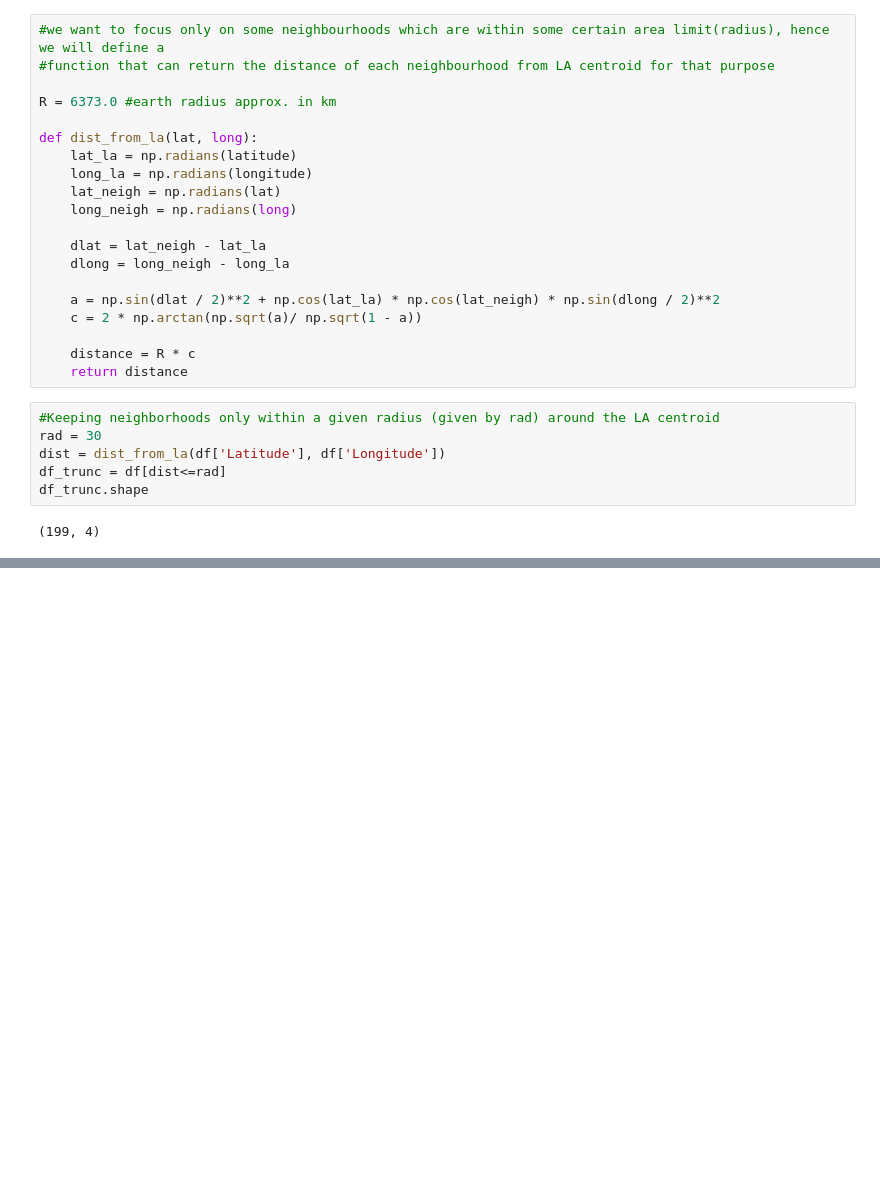
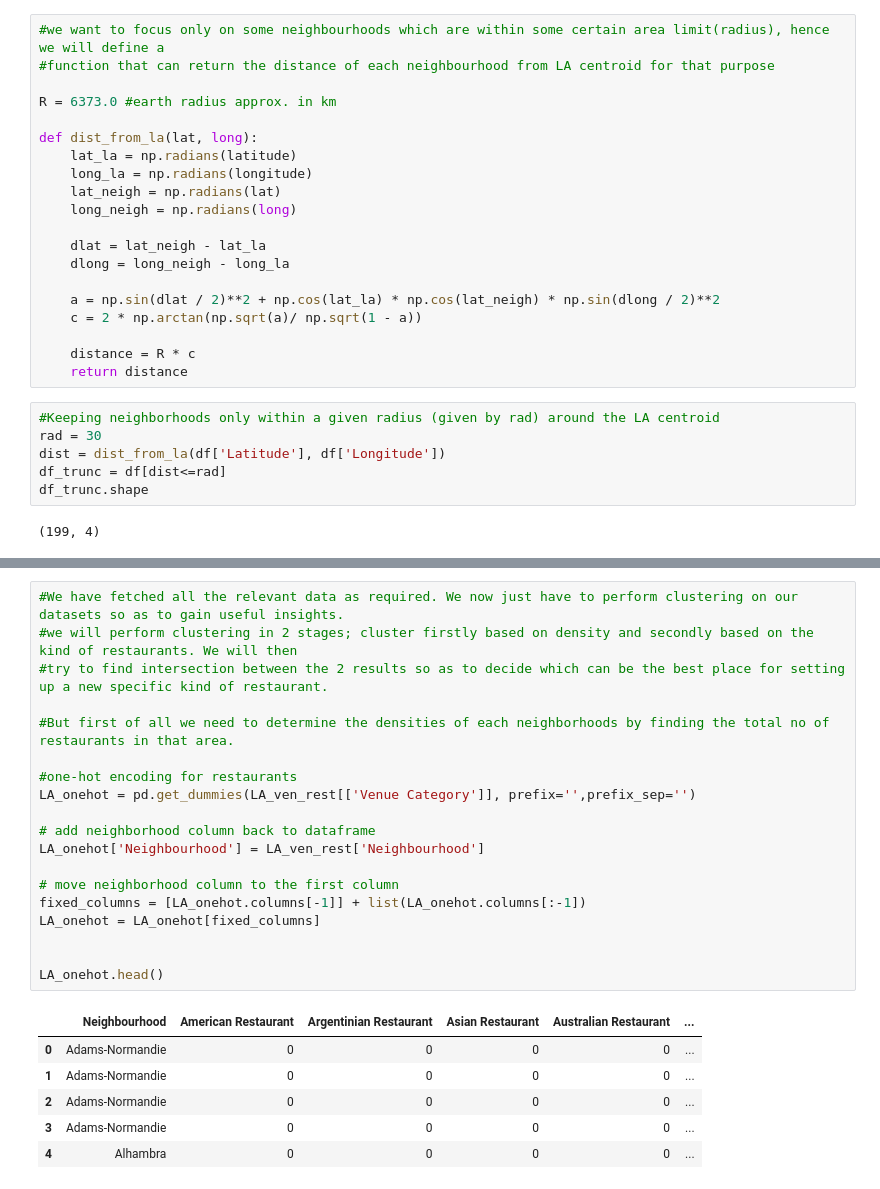
Before and after one commit to Ananya2001-an/Coursera_Capstone, a Jupyter notebook: Coursera_Capstone_IBM.ipynb, the cells around one changed output, grey strips where cells are left out. Drawn from its saved outputs; the diff is of its cells as text; blank space fills up the shorter version.

```diff
--- a/Coursera_Capstone_IBM.ipynb
+++ b/Coursera_Capstone_IBM.ipynb
@@ -246,0 +334,26 @@ KeyError: 'groups'
+# %%
+#We have fetched all the relevant data as required. We now just have to perform clustering on our datasets so as to gain useful insights.
+#we will perform clustering in 2 stages; cluster firstly based on density and secondly based on the kind of restaurants. We will then
+#try to find intersection between the 2 results so as to decide which can be the best place for setting up a new specific kind of restaurant.
+
+#But first of all we need to determine the densities of each neighborhoods by finding the total no of restaurants in that area.
+
+#one-hot encoding for restaurants
+LA_onehot = pd.get_dummies(LA_ven_rest[['Venue Category']], prefix='',prefix_sep='')
+
+# add neighborhood column back to dataframe
+LA_onehot['Neighbourhood'] = LA_ven_rest['Neighbourhood']
+
+# move neighborhood column to the first column
+fixed_columns = [LA_onehot.columns[-1]] + list(LA_onehot.columns[:-1])
+LA_onehot = LA_onehot[fixed_columns]
+
+
+LA_onehot.head()
+# %% [output]
+|  | Neighbourhood | American Restaurant | Argentinian Restaurant | Asian Restaurant | Australian Restaurant | ... |
+| 0 | Adams-Normandie | 0 | 0 | 0 | 0 | ... |
+| 1 | Adams-Normandie | 0 | 0 | 0 | 0 | ... |
+| 2 | Adams-Normandie | 0 | 0 | 0 | 0 | ... |
+| 3 | Adams-Normandie | 0 | 0 | 0 | 0 | ... |
+| 4 | Alhambra | 0 | 0 | 0 | 0 | ... |
```
Also changed, not shown: parts of 19 cells of this notebook, 2 other files.
